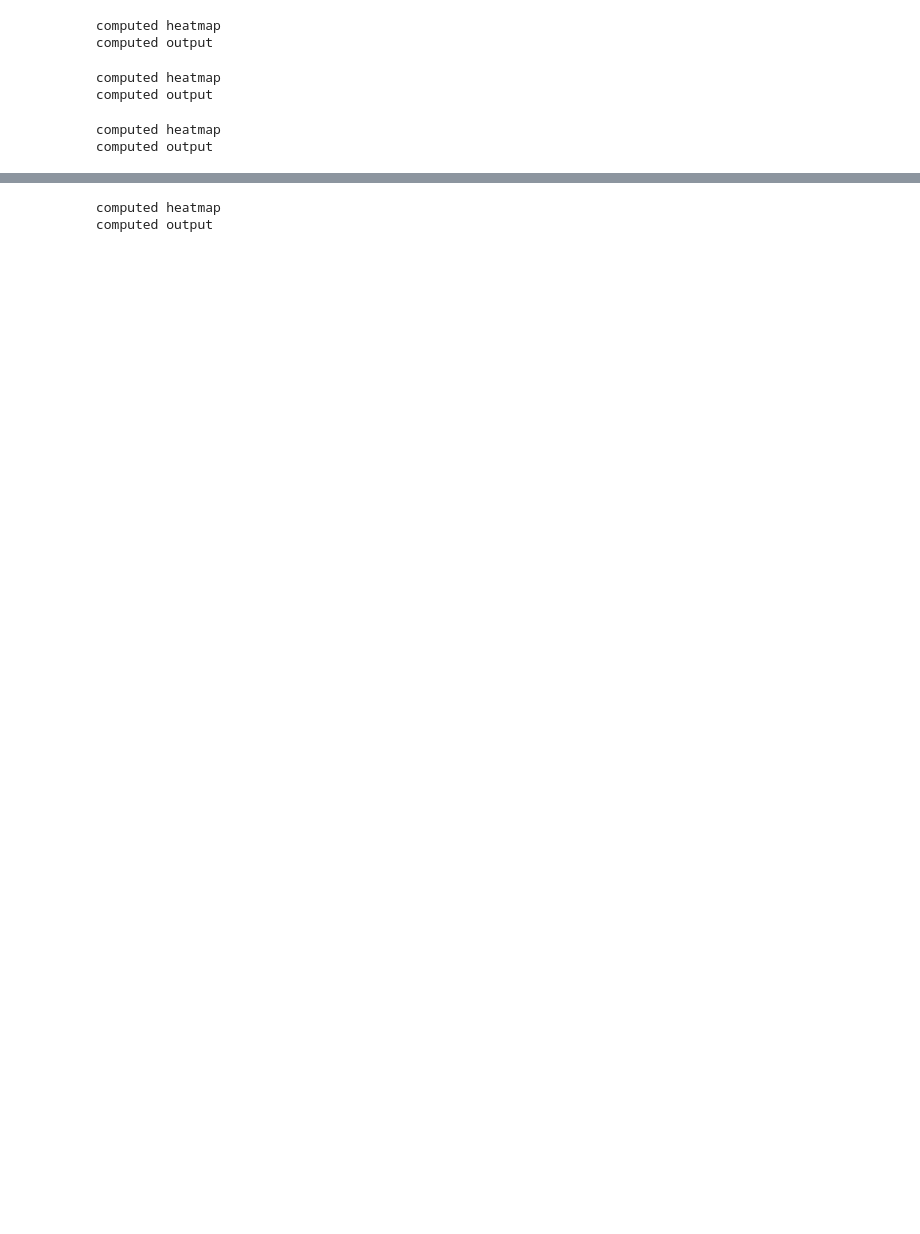
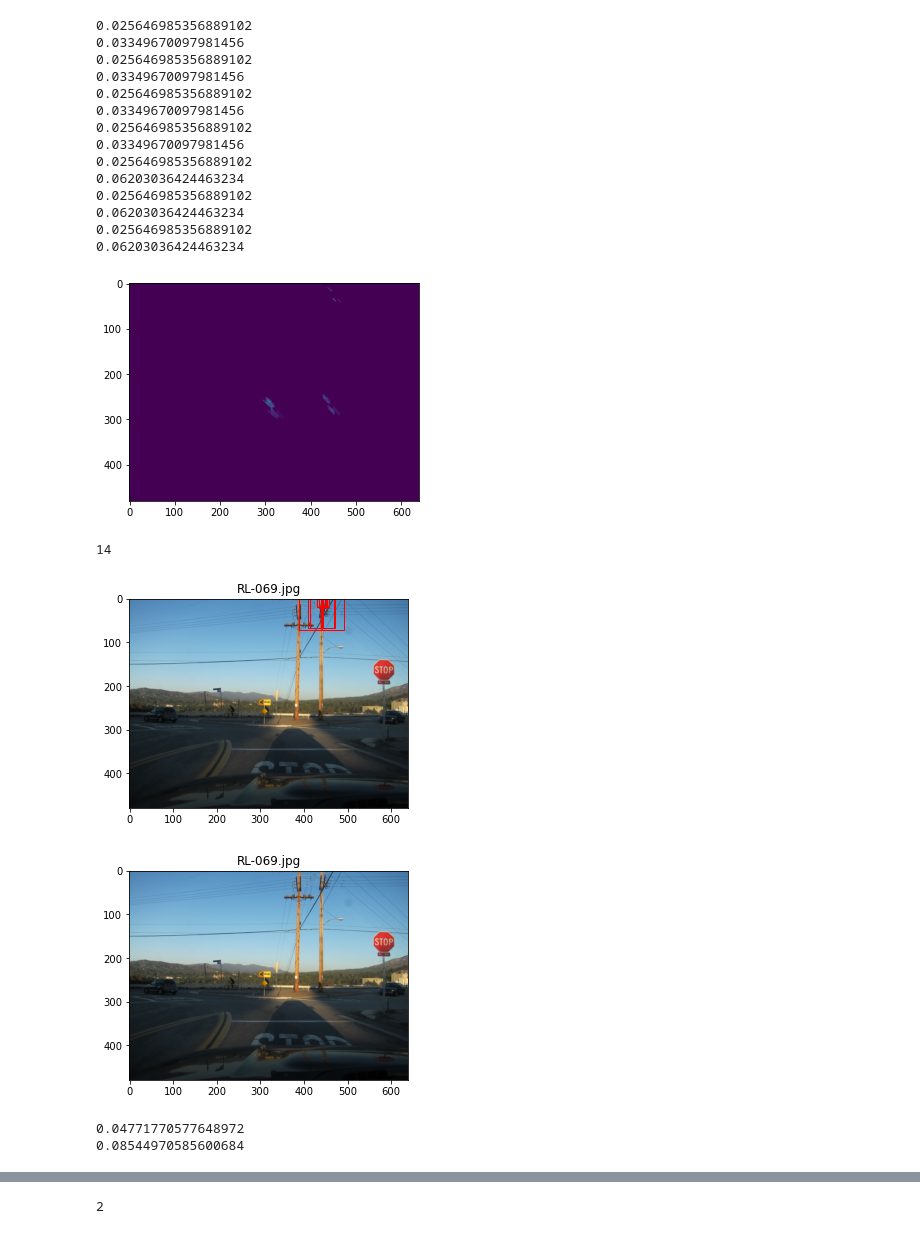
Before and after one commit to sychen23/caltech-ee148-spring2020-hw02, a Jupyter notebook: test_run_prediction.ipynb, the cells around one changed output, grey strips where cells are left out. Saved outputs shown, nothing was run; the diff lists cells and outputs as text; code cells hidden in the pictures; blank space fills up the shorter version.

Commit message:
finish tweaking prediction algorithm

```diff
--- a/test_run_prediction.ipynb
+++ b/test_run_prediction.ipynb
@@ -202,23 +254,28 @@ def predict_boxes(heatmap):
     '''
 
     (n_rows,n_cols) = np.shape(heatmap)
-    box_dims = [(100, 50), (20, 10), (10, 5)]
-    threshold = 10
+    box_dims = [np.shape(T)[:2] for T in templates]
+    threshold = 0.025
+
 
     for box_dim in box_dims:
         box_height, box_width = box_dim
-        for i in range(n_rows - box_height):
-            for j in range(n_cols - box_width):
+        i, j = 0, 0
+        while i < n_rows-box_height:
+            while j < n_cols - box_width:
                 candidate_box = heatmap[i:i+box_height, j:j+box_width]
-                score = np.mean(candidate_box)
+                score = np.max(candidate_box)
                 if score > threshold:
+                    print(score)
                     tl_row = i
                     tl_col = j
                     br_row = i + box_height
                     br_col = j + box_width
                     output.append([tl_row,tl_col,br_row,br_col, score])
-    plt.imshow(heatmap)
-    plt.savefig('heatmap.png')
+                    j += box_width
+                else:
+                    j += 5
+            i += 5
 
     '''
     END YOUR CODE
@@ -246,13 +303,17 @@ def detect_red_light_mf(I):
     BEGIN YOUR CODE
     '''
     output = []
+    I_red_coords = get_red_coords(I)
+    hms = []
     for T in templates:
-
         # You may use multiple stages and combine the results
-        heatmap = compute_convolution(I, T)
-        print('computed heatmap')
-        output.extend(predict_boxes(heatmap))
-        print('computed output')
+        hms.append(compute_convolution(I, I_red_coords, T))
+    heatmap = np.mean(hms, axis=0)
+    output.extend(predict_boxes(heatmap))
+    if len(output) > 0:
+        plt.imshow(heatmap)
+        plt.savefig('heatmap.png')
+        plt.show()
 
     '''
     END YOUR CODE
@@ -266,28 +327,45 @@ def detect_red_light_mf(I):
 # %%
 '''
 Make predictions on the training set.
 '''
 preds_train = {}
 for i in tqdm(range(len(file_names_train))):
 
     # read image using PIL:
     I = Image.open(os.path.join(data_path,file_names_train[i]))
 
     # convert to numpy array:
     I = np.asarray(I)
 
     preds_train[file_names_train[i]] = detect_red_light_mf(I)
-    print('hello')
-    print(preds_train[file_names_train[i]])
-    show_img(file_names_train[i], preds_train[file_names_train[i]])
+    if len(preds_train[file_names_train[i]]) > 0:
+        print(len(preds_train[file_names_train[i]]))
+        show_img(I, file_names_train[i], [p[:4] for p in preds_train[file_names_train[i]]])
+        show_img(I, file_names_train[i], [])
+
+
 
 # save preds (overwrites any previous predictions!)
 with open(os.path.join(preds_path,'preds_train.json'),'w') as f:
     json.dump(preds_train,f)
 # %% [output]
-computed heatmap
-computed output
+0.025646985356889102
+0.03349670097981456
+0.025646985356889102
+0.03349670097981456
+0.025646985356889102
+0.03349670097981456
+0.025646985356889102
+0.03349670097981456
+0.025646985356889102
+0.06203036424463234
+0.025646985356889102
+0.06203036424463234
+0.025646985356889102
+0.06203036424463234
+[figure, added]
-computed heatmap
-computed output
+14
+[figure, added]
+[figure, added]
-computed heatmap
-computed output
+0.04771770577648972
+0.08544970585600684
@@ -294,2 +373 @@ computed output
-computed heatmap
-computed output
+2
```
Also changed, not shown: parts of 9 cells of this notebook.
